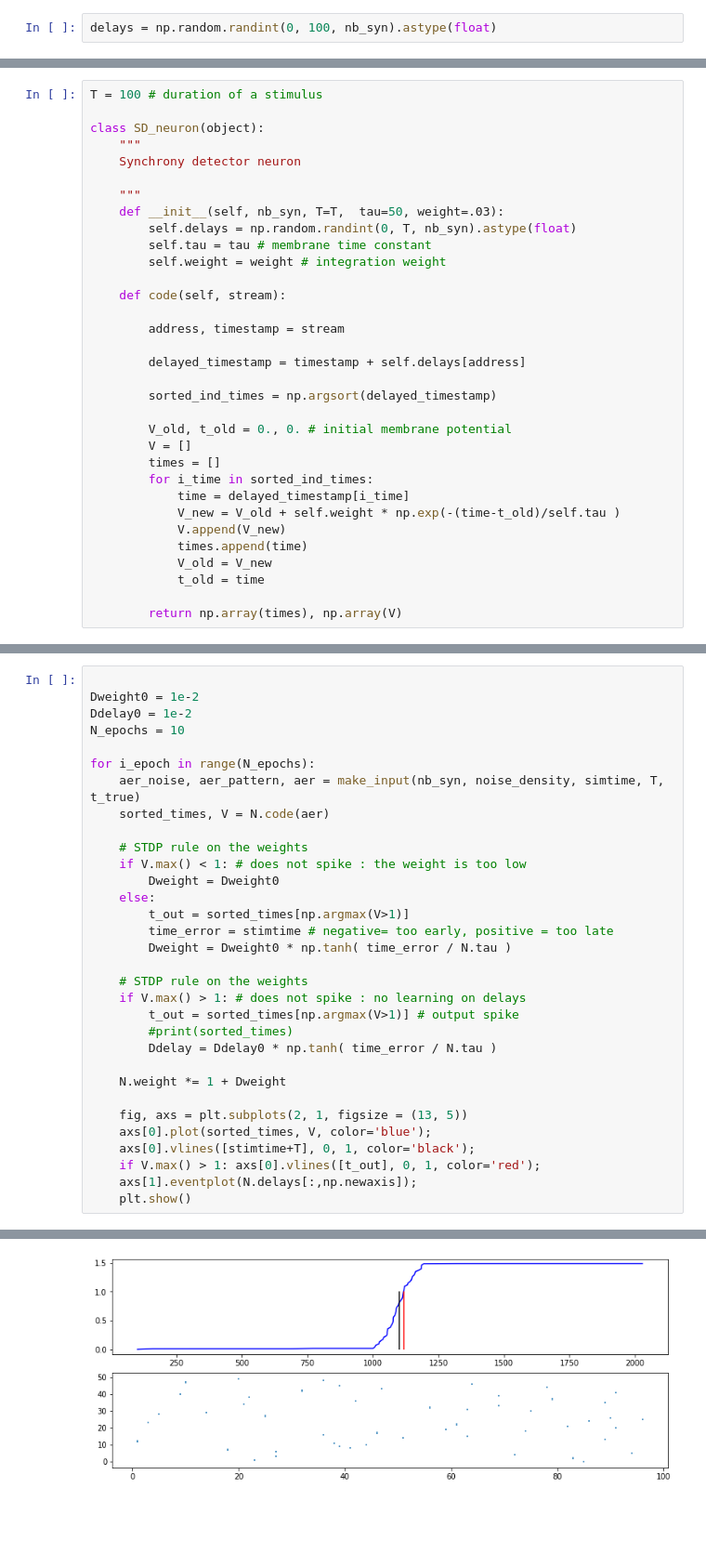
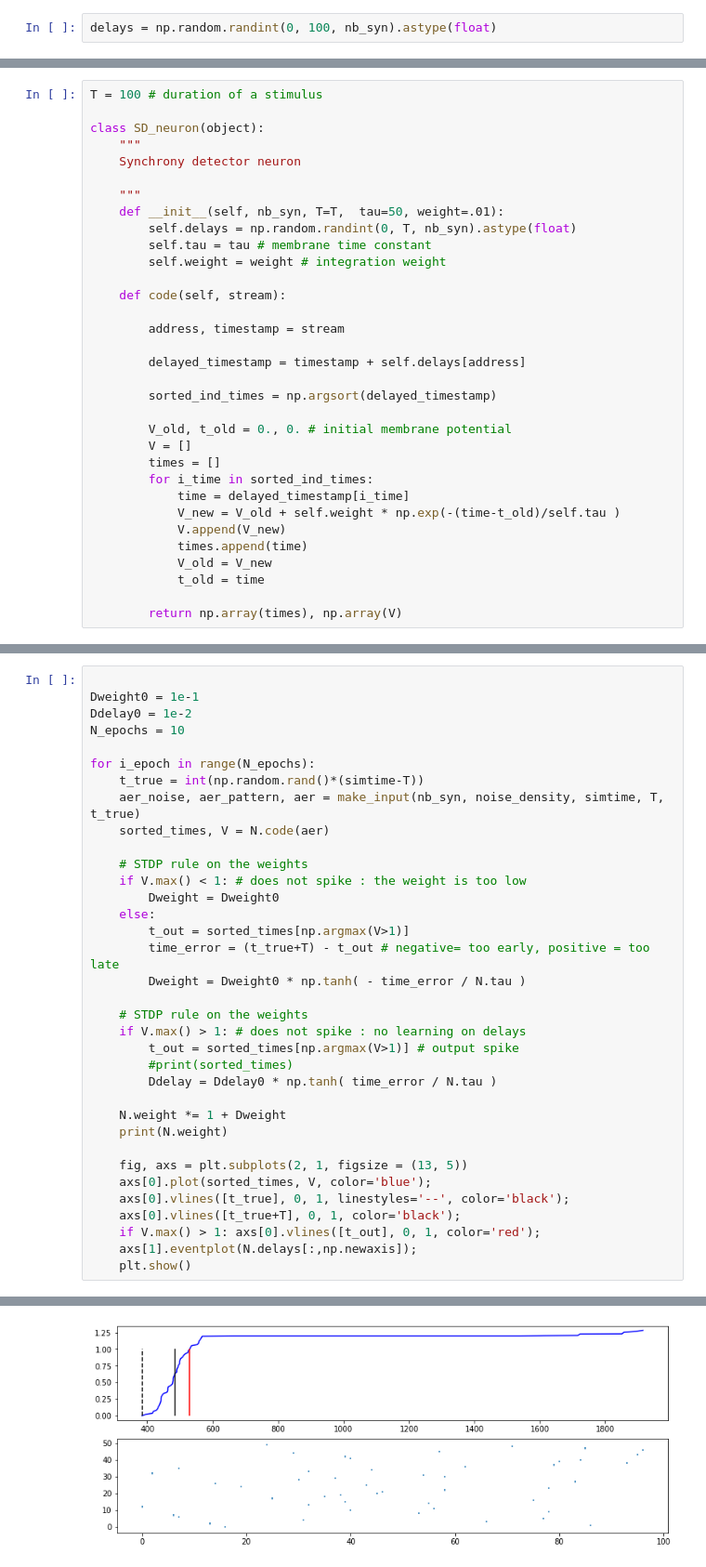
Before and after one commit to camillebesnainou/2022-01-10-polychrony, a Jupyter notebook: 2022-05-10-LearningSynapticDelays-Laurent.ipynb, the cells around one changed output, grey strips where cells are left out. Shown at 93% size. Drawn from its saved outputs; the diff is of its cells as text; blank space fills up the shorter version.

Commit message:
Update 2022-05-10-LearningSynapticDelays-Laurent.ipynb
STDP on weights

```diff
--- a/2022-05-10-LearningSynapticDelays-Laurent.ipynb
+++ b/2022-05-10-LearningSynapticDelays-Laurent.ipynb
@@ -136,7 +135,7 @@ class SD_neuron(object):
     Synchrony detector neuron
 
     """
-    def __init__(self, nb_syn, T=T,  tau=50, weight=.03):
+    def __init__(self, nb_syn, T=T,  tau=50, weight=.01):
         self.delays = np.random.randint(0, T, nb_syn).astype(float)
         self.tau = tau # membrane time constant
         self.weight = weight # integration weight
@@ -209,10 +205,11 @@ t_out
 # %%
 
-Dweight0 = 1e-2
+Dweight0 = 1e-1
 Ddelay0 = 1e-2
 N_epochs = 10
 
 for i_epoch in range(N_epochs):
+    t_true = int(np.random.rand()*(simtime-T))
     aer_noise, aer_pattern, aer = make_input(nb_syn, noise_density, simtime, T, t_true)
     sorted_times, V = N.code(aer)
 
@@ -221,8 +218,8 @@ for i_epoch in range(N_epochs):
         Dweight = Dweight0
     else:
         t_out = sorted_times[np.argmax(V>1)]
-        time_error = stimtime # negative= too early, positive = too late
-        Dweight = Dweight0 * np.tanh( time_error / N.tau )
+        time_error = (t_true+T) - t_out # negative= too early, positive = too late
+        Dweight = Dweight0 * np.tanh( - time_error / N.tau )
 
     # STDP rule on the weights
     if V.max() > 1: # does not spike : no learning on delays
@@ -231,10 +228,12 @@ for i_epoch in range(N_epochs):
         Ddelay = Ddelay0 * np.tanh( time_error / N.tau )
 
     N.weight *= 1 + Dweight
+    print(N.weight)
 
     fig, axs = plt.subplots(2, 1, figsize = (13, 5))
     axs[0].plot(sorted_times, V, color='blue');
-    axs[0].vlines([stimtime+T], 0, 1, color='black');
+    axs[0].vlines([t_true], 0, 1, linestyles='--', color='black');
+    axs[0].vlines([t_true+T], 0, 1, color='black');
     if V.max() > 1: axs[0].vlines([t_out], 0, 1, color='red');
     axs[1].eventplot(N.delays[:,np.newaxis]);
     plt.show()
@@ -245 +248 @@ for i_epoch in range(N_epochs):
-[figure, old version]
+[figure, new version]
```
Also changed, not shown: parts of 13 cells of this notebook.
